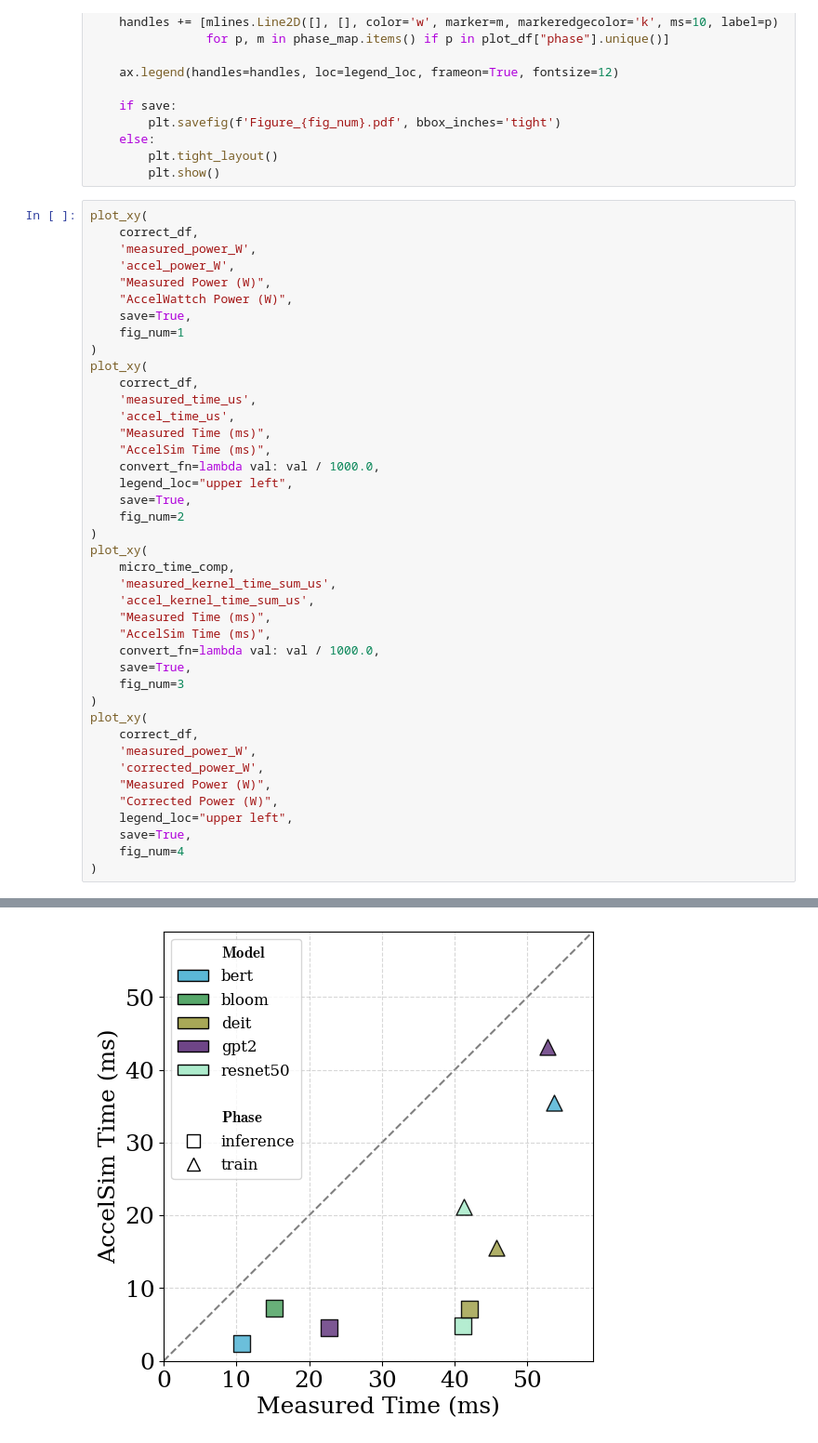
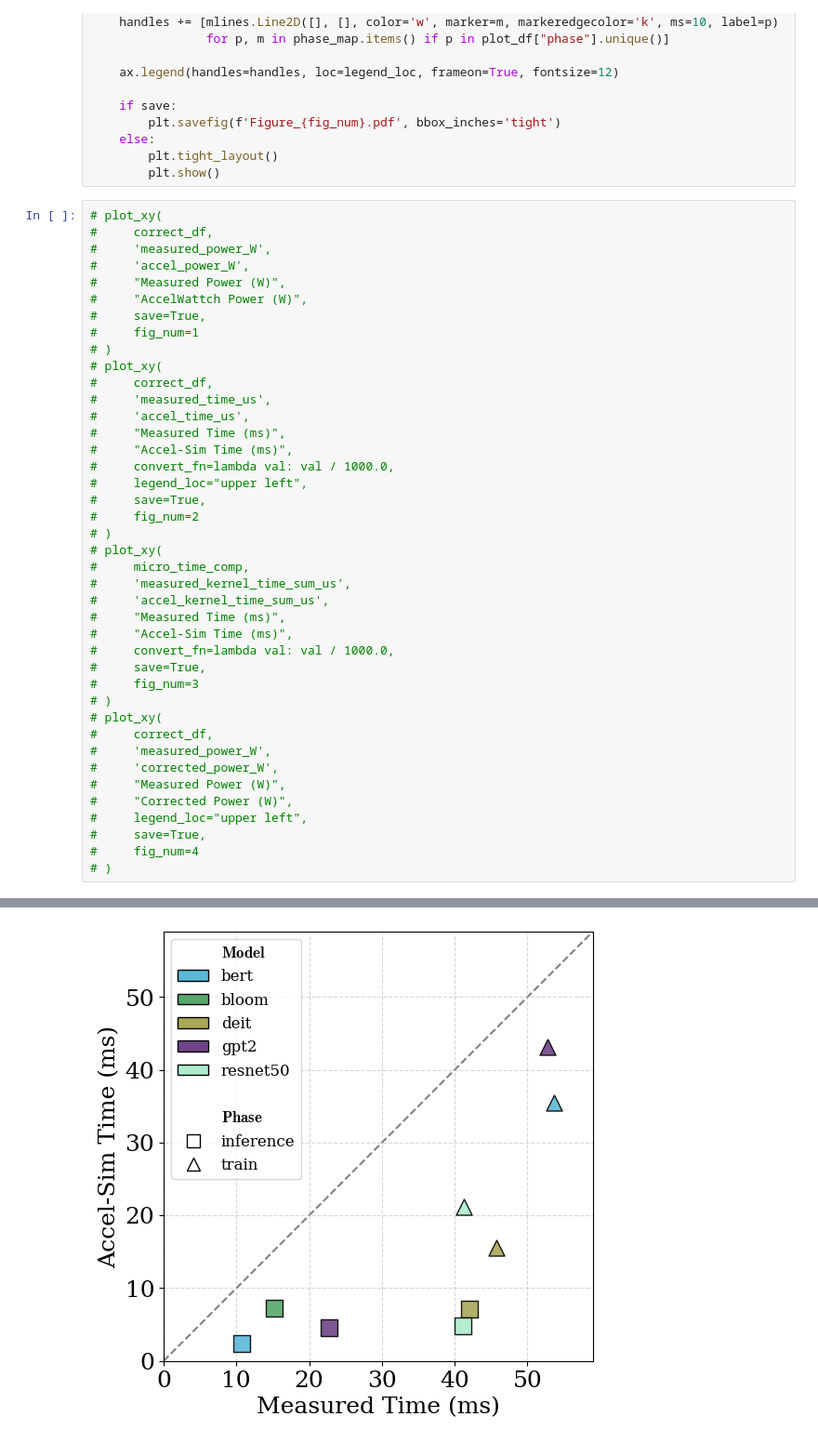
Before and after one commit to ice-rlab/accel-sim-framework-fork, a Jupyter notebook: FINAL_FIGURES.ipynb, the cells around one changed output, grey strips where cells are left out. Shown at 93% size. Saved outputs shown, nothing was run; the diff lists cells and outputs as text.

```diff
--- a/FINAL_FIGURES.ipynb
+++ b/FINAL_FIGURES.ipynb
@@ -679,63 +680,63 @@ def plot_xy(df, x, y, x_label, y_label, convert_fn=None, legend_loc='lower right
         plt.tight_layout()
         plt.show()
 # %%
-plot_xy(
-    correct_df,
-    'measured_power_W',
-    'accel_power_W',
-    "Measured Power (W)",
-    "AccelWattch Power (W)",
-    save=True,
-    fig_num=1
-)
-plot_xy(
-    correct_df,
-    'measured_time_us',
-    'accel_time_us',
-    "Measured Time (ms)",
-    "AccelSim Time (ms)",
-    convert_fn=lambda val: val / 1000.0,
-    legend_loc="upper left",
-    save=True,
-    fig_num=2
-)
-plot_xy(
-    micro_time_comp,
-    'measured_kernel_time_sum_us',
-    'accel_kernel_time_sum_us',
-    "Measured Time (ms)",
-    "AccelSim Time (ms)",
-    convert_fn=lambda val: val / 1000.0,
-    save=True,
-    fig_num=3
-)
-plot_xy(
-    correct_df,
-    'measured_power_W',
-    'corrected_power_W',
-    "Measured Power (W)",
-    "Corrected Power (W)",
-    legend_loc="upper left",
-    save=True,
-    fig_num=4
-)
+# plot_xy(
+#     correct_df,
+#     'measured_power_W',
+#     'accel_power_W',
+#     "Measured Power (W)",
+#     "AccelWattch Power (W)",
+#     save=True,
+#     fig_num=1
+# )
+# plot_xy(
+#     correct_df,
+#     'measured_time_us',
+#     'accel_time_us',
+#     "Measured Time (ms)",
+#     "Accel-Sim Time (ms)",
+#     convert_fn=lambda val: val / 1000.0,
+#     legend_loc="upper left",
+#     save=True,
+#     fig_num=2
+# )
+# plot_xy(
+#     micro_time_comp,
+#     'measured_kernel_time_sum_us',
+#     'accel_kernel_time_sum_us',
+#     "Measured Time (ms)",
+#     "Accel-Sim Time (ms)",
+#     convert_fn=lambda val: val / 1000.0,
+#     save=True,
+#     fig_num=3
+# )
+# plot_xy(
+#     correct_df,
+#     'measured_power_W',
+#     'corrected_power_W',
+#     "Measured Power (W)",
+#     "Corrected Power (W)",
+#     legend_loc="upper left",
+#     save=True,
+#     fig_num=4
+# )
 # %% [output]
 Expr.map_elements is significantly slower than the native expressions API.
 Only use if you absolutely CANNOT implement your logic otherwise.
 Replace this expression...
   - pl.col("measured_time_us").map_elements(lambda val: ...)
 with this one instead:
   + pl.col("measured_time_us") / 1000.0
 
   pl.col(x).map_elements(convert_fn, return_dtype=pl.Float64).alias(x),
 Expr.map_elements is significantly slower than the native expressions API.
 Only use if you absolutely CANNOT implement your logic otherwise.
 Replace this expression...
   - pl.col("accel_time_us").map_elements(lambda val: ...)
 ... (16 lines left out)
 with this one instead:
   + pl.col("accel_kernel_time_sum_us") / 1000.0
 
   pl.col(y).map_elements(convert_fn, return_dtype=pl.Float64).alias(y)
 [figure]
-[figure, old version]
+[figure, new version]
```
Also changed, not shown: parts of 3 cells of this notebook, 5 other files.
